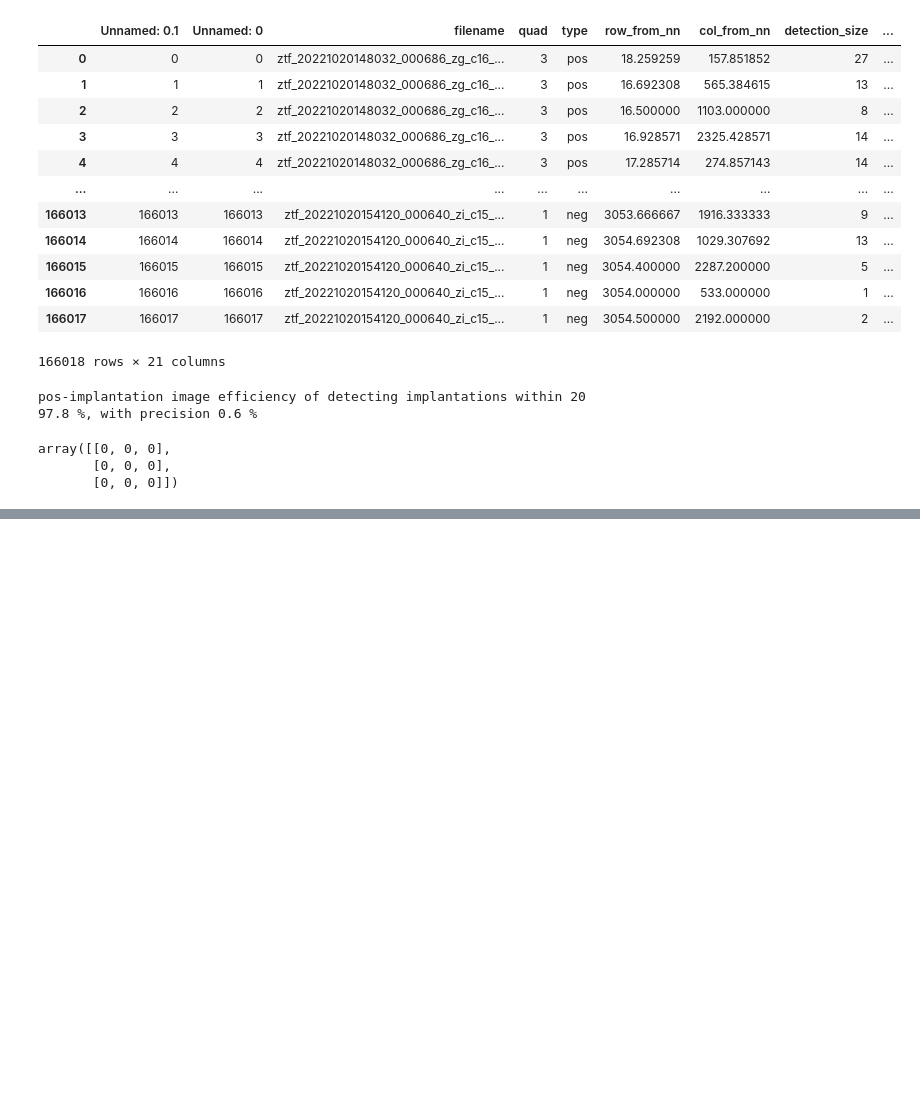
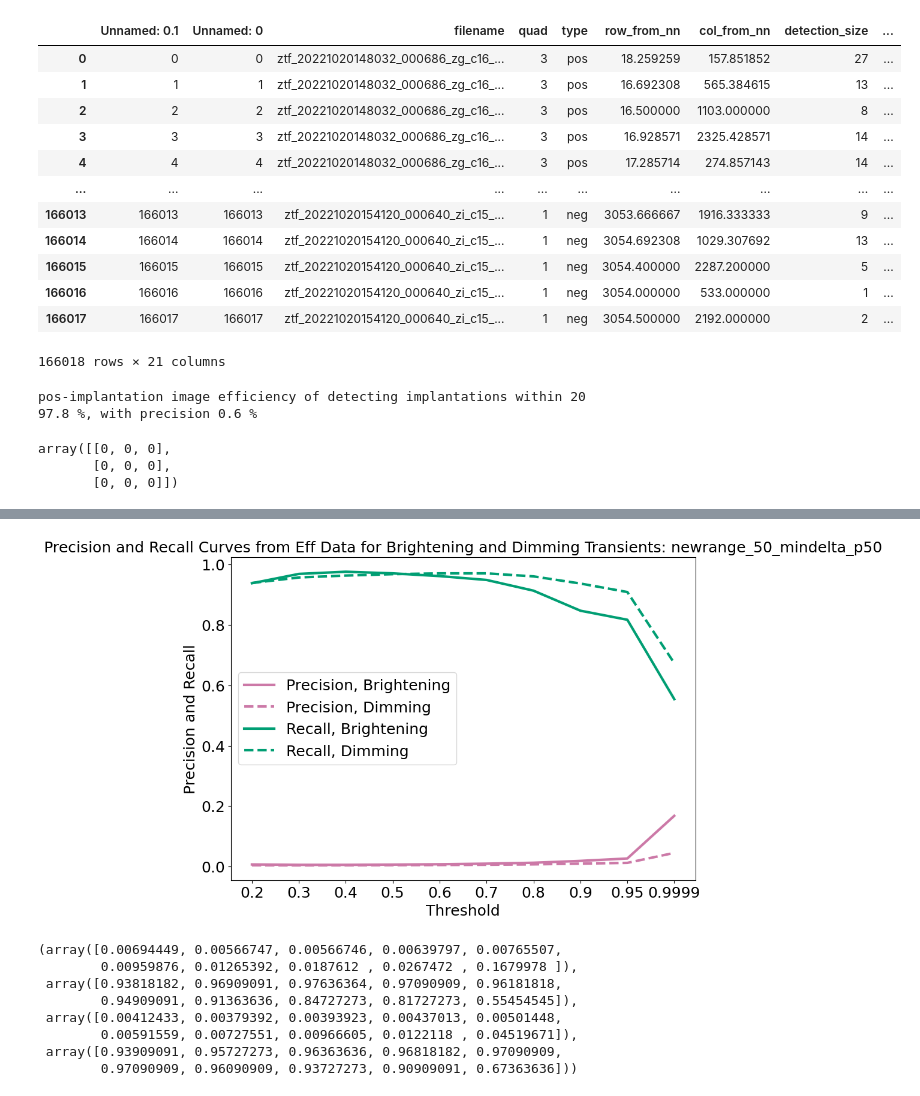
Before and after one commit to SHDaniels/Continuous-Readout-Image-Transient-Detection-with-CNNs, a Jupyter notebook: compare_pr_effdata.ipynb, the cells around one changed output, grey strips where cells are left out. Cells and saved outputs as stored; diff of their text form; code cells hidden in the pictures; blank space fills up the shorter version.

```diff
--- a/compare_pr_effdata.ipynb
+++ b/compare_pr_effdata.ipynb
@@ -160,0 +300,12 @@ array([[0, 0, 0],
+# %%
+plot_precision_recall_from_eff_data("newrange_50_mindelta_p50")
+# %% [output]
+[figure, added]
+(array([0.00694449, 0.00566747, 0.00566746, 0.00639797, 0.00765507,
+        0.00959876, 0.01265392, 0.0187612 , 0.0267472 , 0.1679978 ]),
+ array([0.93818182, 0.96909091, 0.97636364, 0.97090909, 0.96181818,
+        0.94909091, 0.91363636, 0.84727273, 0.81727273, 0.55454545]),
+ array([0.00412433, 0.00379392, 0.00393923, 0.00437013, 0.00501448,
+        0.00591559, 0.00727551, 0.00966605, 0.0122118 , 0.04519671]),
+ array([0.93909091, 0.95727273, 0.96363636, 0.96818182, 0.97090909,
+        0.97090909, 0.96090909, 0.93727273, 0.90909091, 0.67363636]))
```
Also changed, not shown: parts of 15 cells of this notebook, 1 other file.
